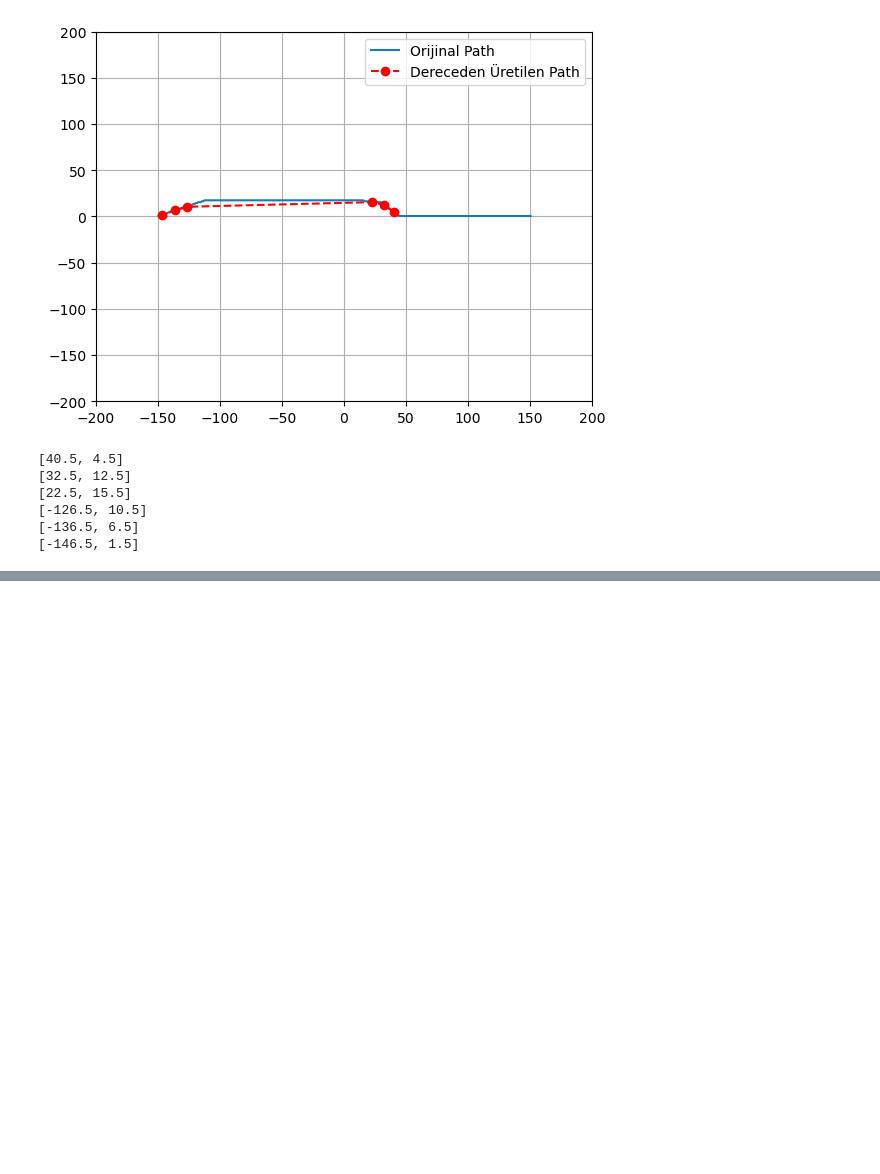
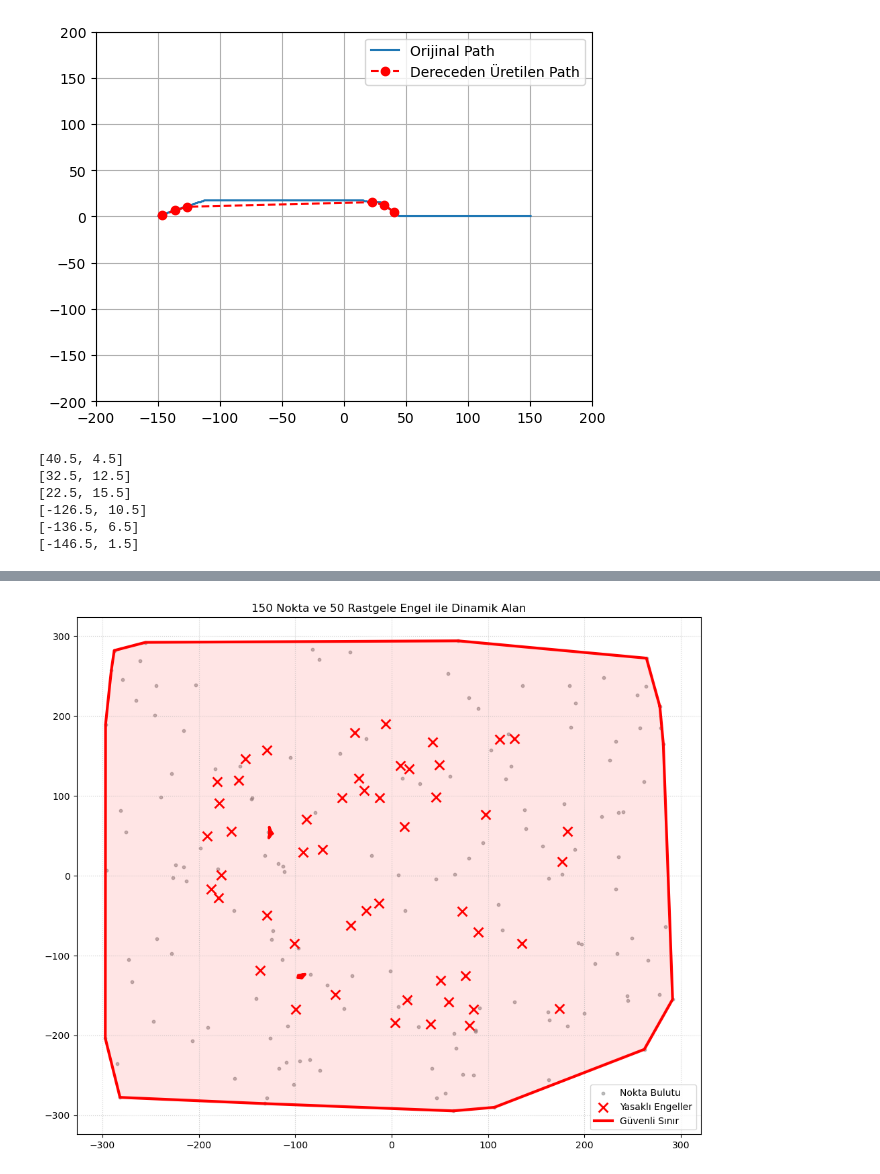
Before and after one commit to FiratROVNet/FiratROVNet, a Jupyter notebook: Untitled.ipynb, the cells around one changed output, grey strips where cells are left out. Drawn from its saved outputs; the diff is of its cells as text; code cells hidden in the pictures; blank space fills up the shorter version.

```diff
--- a/Untitled.ipynb
+++ b/Untitled.ipynb
@@ -148,0 +190,95 @@ derece_listesi[1]
+# %%
+import numpy as np
+import matplotlib.pyplot as plt
+from scipy.spatial import ConvexHull
+from shapely.geometry import Polygon, Point
+from shapely.ops import unary_union
+
+class GüvenlikAlanıYöneticisi:
+    def __init__(self, engel_yaricapi=25):
+        """
+        Args:
+            engel_yaricapi: Engelin lastiği ne kadar içeri iteceği (yarıçap).
+        """
+        self.engel_yaricapi = engel_yaricapi
+
+    def hesapla(self, nokta_bulutu, yasakli_noktalar):
+        pts = np.array(nokta_bulutu)
+        if len(pts) < 3: return []
+
+        try:
+            # 1. Adım: Tüm noktaları kapsayan ana dış çerçeveyi bul
+            hull = ConvexHull(pts)
+            ana_hull_poly = Polygon(pts[hull.vertices])
+
+            # 2. Adım: Engelleri dairesel alanlar olarak tanımla
+            engeller = [Point(n).buffer(self.engel_yaricapi) for n in yasakli_noktalar]
+            toplam_engel_alani = unary_union(engeller)
+
+            # 3. Adım: Çıkarma işlemi (Lastiği içeri bükme)
+            nihai_geometri = ana_hull_poly.difference(toplam_engel_alani)
+
+            # Koordinatları geri döndür
+            if nihai_geometri.geom_type == 'Polygon':
+                return list(nihai_geometri.exterior.coords)
+            elif nihai_geometri.geom_type == 'MultiPolygon':
+                return [list(poly.exterior.coords) for poly in nihai_geometri.geoms]
+            return []
+        except Exception as e:
+            print(f"Hesaplama hatası: {e}")
+            return []
+
+# --- VERİ ÜRETİMİ (Yüzlerce Nokta ve Rastgele Engeller) ---
+
+np.random.seed(42) # Her seferinde aynı rastgelelik için (test amaçlı)
+
+# 1. BÜYÜK NOKTA BULUTU OLUŞTURMA
+# -300 ile 300 arasında rastgele 150 nokta üretelim
+nokta_sayisi = 150
+nokta_bulutu = np.random.uniform(-300, 300, size=(nokta_sayisi, 2))
+
+# 2. RASTGELE ENGEL ÜRETME
+# Nokta bulutunun sınırlarını bulalım
+x_min, x_max = nokta_bulutu[:, 0].min(), nokta_bulutu[:, 0].max()
+y_min, y_max = nokta_bulutu[:, 1].min(), nokta_bulutu[:, 1].max()
+
+# Bu alanın içine serpiştirilmiş 10 adet yasaklı engel noktası
+engel_sayisi = 50
+rastgele_engeller = np.column_stack((
+    np.random.uniform(x_min + 100, x_max - 100, engel_sayisi),
+    np.random.uniform(y_min + 100, y_max - 100, engel_sayisi)
+))
+
+# 3. SİSTEMİ ÇALIŞTIRMA
+yonetici = GüvenlikAlanıYöneticisi(engel_yaricapi=40) # Engellerin itme gücü
+guvenli_sinir = yonetici.hesapla(nokta_bulutu, rastgele_engeller)
+
+# --- GÖRSELLEŞTİRME ---
+plt.figure(figsize=(12, 10))
+
+# Tüm noktaları çiz (Gri küçük noktalar)
+plt.scatter(nokta_bulutu[:, 0], nokta_bulutu[:, 1], c='gray', s=10, alpha=0.5, label='Nokta Bulutu')
+
+# Engelleri çiz (Kırmızı X)
+plt.scatter(rastgele_engeller[:, 0], rastgele_engeller[:, 1],
+            marker='x', c='red', s=100, linewidths=2, label='Yasaklı Engeller', zorder=5)
+
+# Dinamik Sınırı Çiz (Kırmızı gerilmiş lastik)
+if len(guvenli_sinir) > 0:
+    # Çoklu poligon kontrolü
+    if isinstance(guvenli_sinir[0], list) and not isinstance(guvenli_sinir[0][0], (int, float)):
+        for i, parca in enumerate(guvenli_sinir):
+            x, y = zip(*parca)
+            plt.plot(x, y, 'r-', linewidth=3, label='Güvenli Sınır' if i==0 else "")
+            plt.fill(x, y, color='red', alpha=0.1)
+    else:
+        x, y = zip(*guvenli_sinir)
+        plt.plot(x, y, 'r-', linewidth=3, label='Güvenli Sınır')
+        plt.fill(x, y, color='red', alpha=0.1)
+
+plt.title(f"{nokta_sayisi} Nokta ve {engel_sayisi} Rastgele Engel ile Dinamik Alan")
+plt.legend()
+plt.grid(True, linestyle=':', alpha=0.6)
+plt.show()
+# %% [output]
+[figure, added]
```
Also changed, not shown: parts of 11 cells of this notebook, 5 other files.
